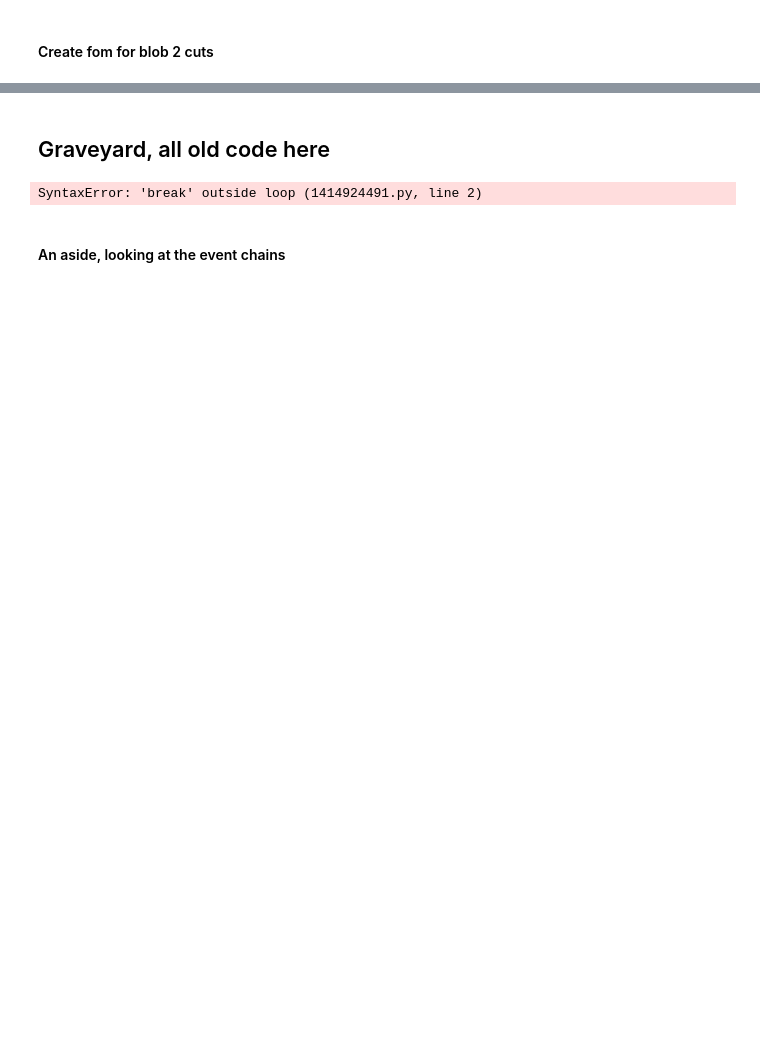
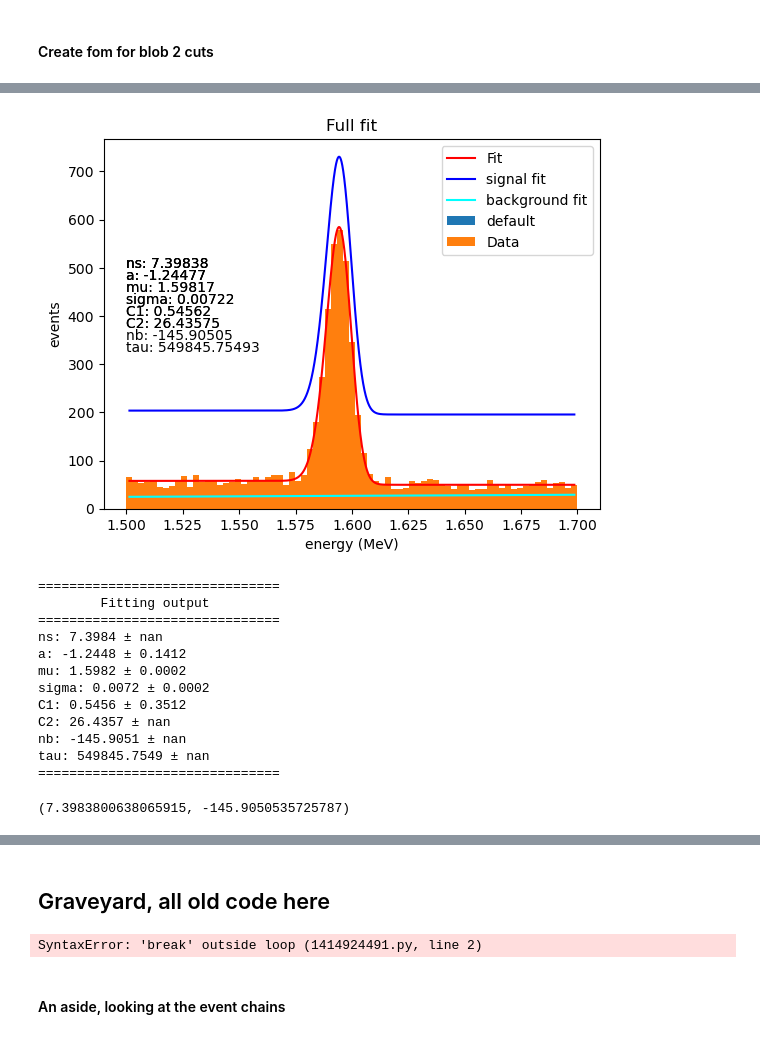
Before and after one commit to jwaiton/next_misc, a Jupyter notebook: Isaura_work/isaura_study.ipynb, the cells around one changed output, grey strips where cells are left out. Drawn from its saved outputs; the diff is of its cells as text; code cells hidden in the pictures; blank space fills up the shorter version.

```diff
--- a/Isaura_work/isaura_study.ipynb
+++ b/Isaura_work/isaura_study.ipynb
@@ -1359,0 +1278,18 @@ sigma: 0.0068 ± 0.0005
+# %%
+# testing that it works as intended
+default_fit(ecut_rel, verbose = True)
+# %% [output]
+[figure, added]
+===============================
+        Fitting output
+===============================
+ns: 7.3984 ± nan
+a: -1.2448 ± 0.1412
+mu: 1.5982 ± 0.0002
+sigma: 0.0072 ± 0.0002
+C1: 0.5456 ± 0.3512
+C2: 26.4357 ± nan
+nb: -145.9051 ± nan
+tau: 549845.7549 ± nan
+===============================
+(7.3983800638065915, -145.9050535725787)
```
Also changed, not shown: parts of 24 cells of this notebook, 2 other files.
